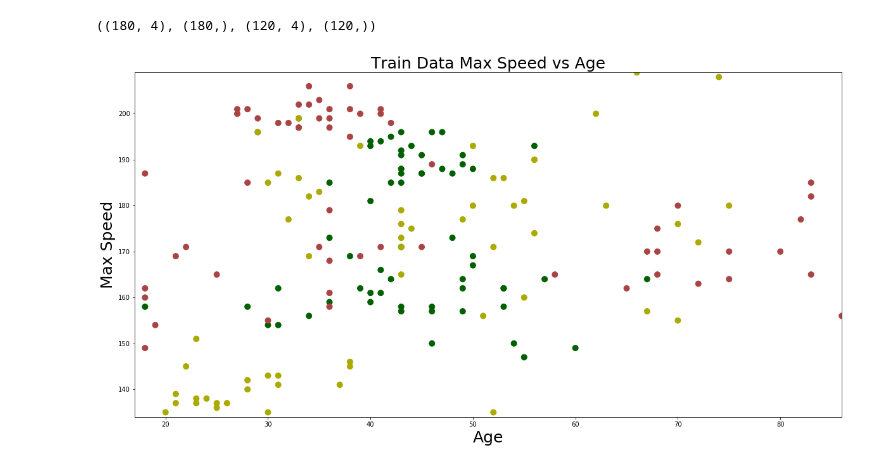
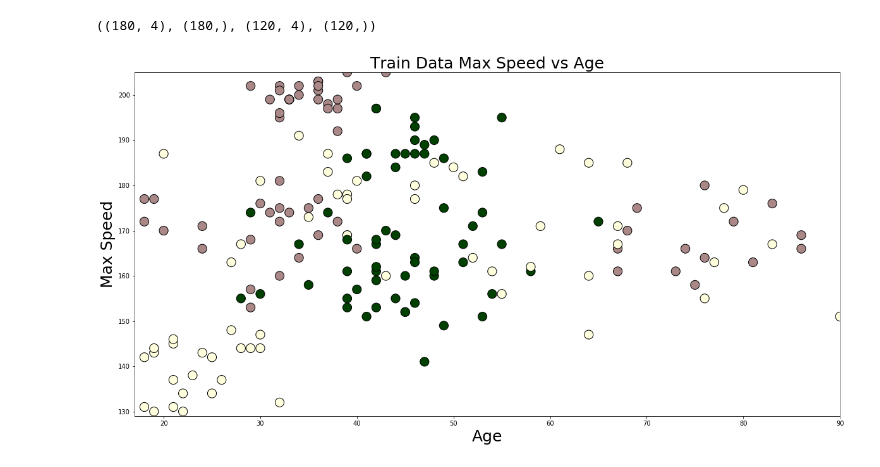
Before and after one commit to DJCordhose/ai, a Jupyter notebook: notebooks/booster/prediction.ipynb, the cells around one changed output. Saved outputs shown, nothing was run; the diff lists cells and outputs as text; code cells hidden in the pictures.

```diff
--- a/notebooks/booster/prediction.ipynb
+++ b/notebooks/booster/prediction.ipynb
@@ -17,7 +17,8 @@ print(pd.__version__)
 # %% [markdown]
 ## First Step: Load Data and disassemble for our purposes
 # %%
-df = pd.read_csv('./insurance-customers-300.csv', sep=';')
+# df = pd.read_csv('./insurance-customers-300.csv', sep=';')
+df = pd.read_csv('./insurance-customers-300-2.csv', sep=';')
 # %%
 y=df['group']
 # %%
@@ -46,6 +47,7 @@ df.describe()
 import matplotlib.pyplot as plt
 from matplotlib.colors import ListedColormap
 
+cmap_print = ListedColormap(['#AA8888', '#004000', '#FFFFDD'])
 cmap_bold = ListedColormap(['#AA4444', '#006000', '#AAAA00'])
 cmap_light = ListedColormap(['#FFAAAA', '#AAFFAA', '#FFFFDD'])
 font_size=25
@@ -70,7 +72,8 @@ def plotPrediction(clf, x_data, y_data, x_label, y_label, colors, title="", mesh
 
     plt.xlim(xx.min(), xx.max())
     plt.ylim(yy.min(), yy.max())
-    plt.scatter(x_data, y_data, c=colors, cmap=cmap_bold, s=80, marker='o')
+#     plt.scatter(x_data, y_data, c=colors, cmap=cmap_bold, s=80, marker='o', edgecolors='k')
+    plt.scatter(x_data, y_data, c=colors, cmap=cmap_print, s=200, marker='o', edgecolors='k')
     plt.xlabel(x_label, fontsize=font_size)
     plt.ylabel(y_label, fontsize=font_size)
     plt.title(title, fontsize=font_size)
@@ -92,6 +95,6 @@ X_test_2_dim = X_test_kmh_age
 # %%
 plotPrediction(None, X_train_2_dim[:, 1], X_train_2_dim[:, 0],
                'Age', 'Max Speed', y_train, mesh=False,
-                title="Train Data Max Speed vs Age")
+                title="Train Data Max Speed vs Age", fname='train2.png')
 # %% [output]
-[figure, old version]
+[figure, new version]
```
Also changed, not shown: parts of 8 cells of this notebook, 10 other files.
